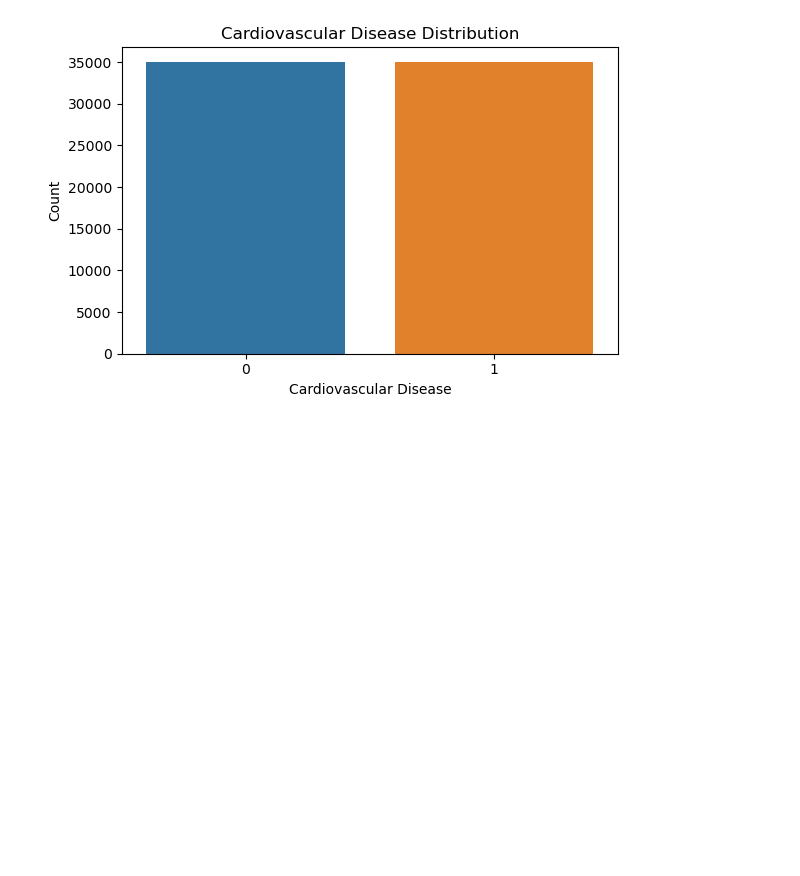
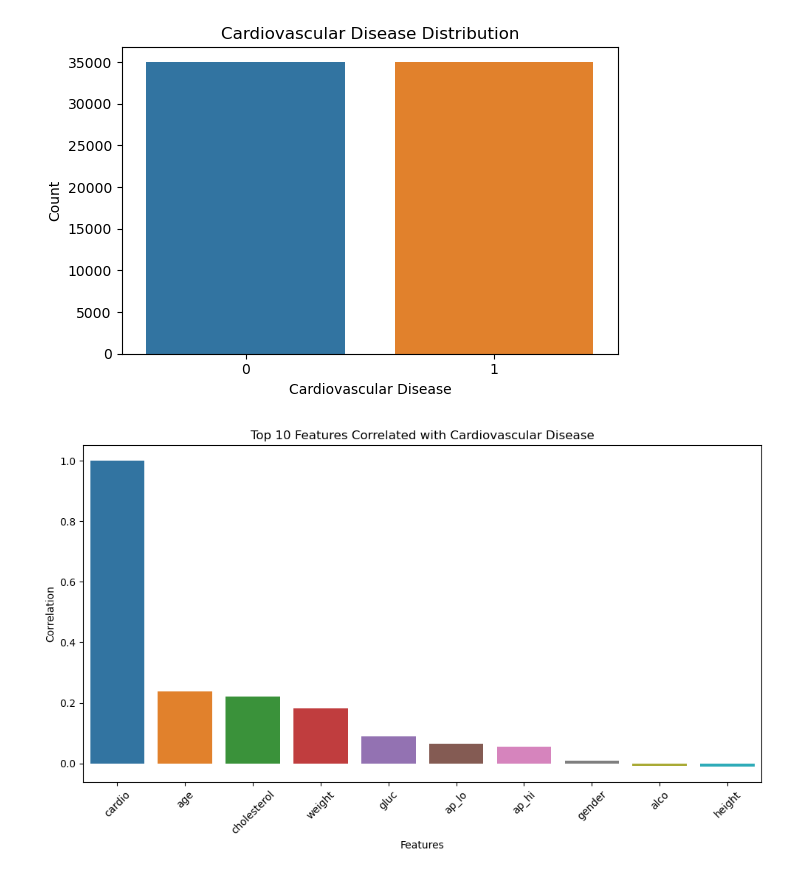
Before and after one commit to UlysseNMK312/cardio_prediction, a Jupyter notebook: notebooks/EDA.ipynb, the cells around one changed output. Cells and saved outputs as stored; diff of their text form; code cells hidden in the pictures; blank space fills up the shorter version.

Commit message:
{top 10 features correlated with the target variable}

```diff
--- a/notebooks/EDA.ipynb
+++ b/notebooks/EDA.ipynb
@@ -85,3 +85,18 @@ plt.tight_layout()
 plt.show()
 # %% [output]
 [figure]
+# %%
+# top 10 features correlated with the target variable
+
+top_features = data.corr()['cardio'].sort_values(ascending=False).head(10)
+
+plt.figure(figsize=(10, 6))
+sns.barplot(x=top_features.index, y=top_features.values)
+plt.title('Top 10 Features Correlated with Cardiovascular Disease')
+plt.xlabel('Features')
+plt.ylabel('Correlation')
+plt.xticks(rotation=45)
+plt.tight_layout()
+plt.show()
+# %% [output]
+[figure, added]
```
